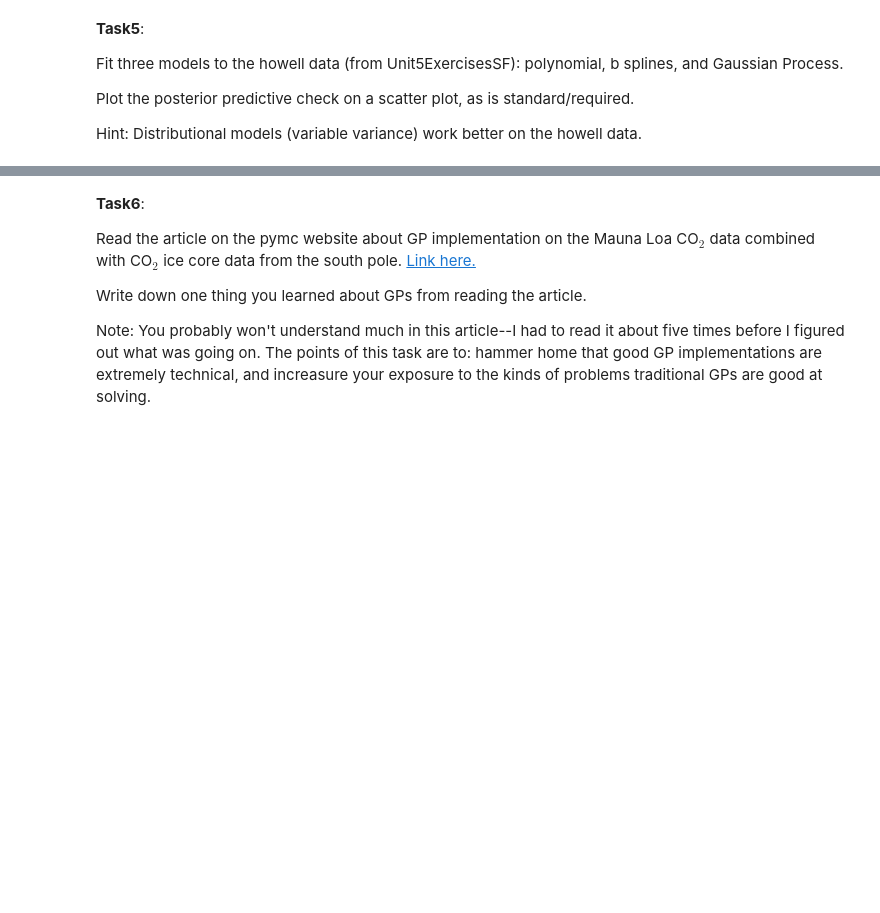
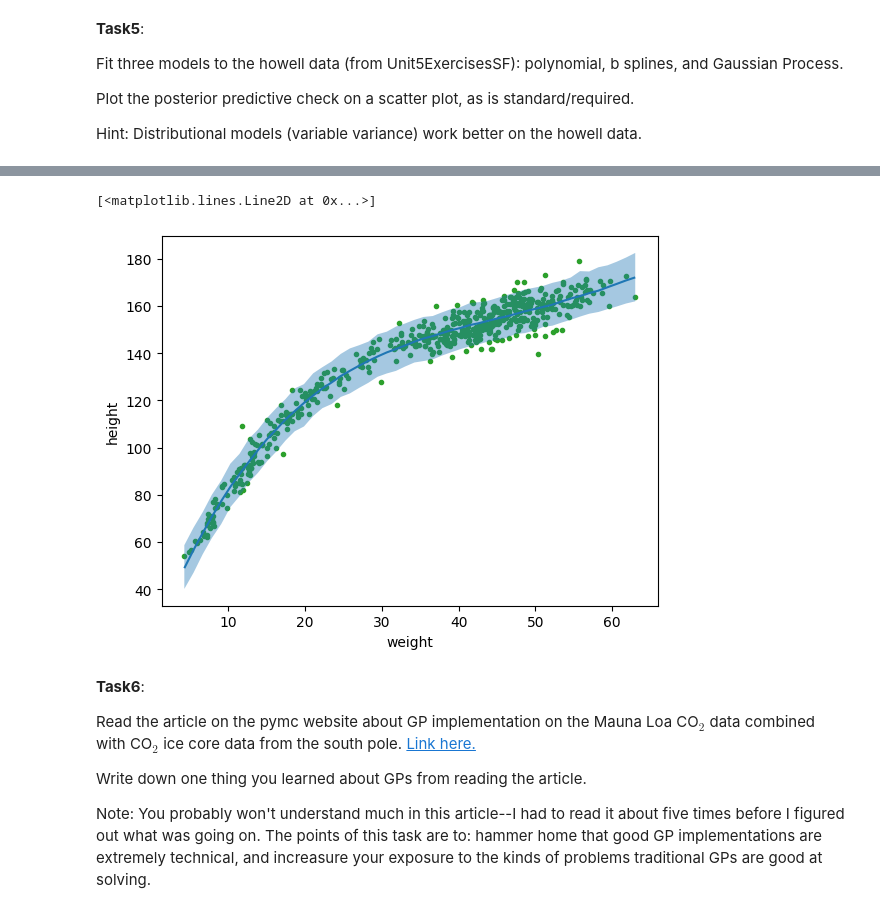
Before and after one commit to elijahmoon-hub/Elijah-s-repository, a Jupyter notebook: ElijMoon_Unit7ExercisesSF.ipynb, the cells around one changed output, grey strips where cells are left out. Cells and saved outputs as stored; diff of their text form; code cells hidden in the pictures; blank space fills up the shorter version.

```diff
--- a/ElijMoon_Unit7ExercisesSF.ipynb
+++ b/ElijMoon_Unit7ExercisesSF.ipynb
@@ -38,0 +83,5 @@ Hint: Distributional models (variable variance) work better on the howell data.
+# %%
+
+
+model_poly_4 = bmb.Model("height ~ poly(weight, degree=4)", howell)
+idata_poly_4 = model_poly_4.fit()
@@ -39,3 +94,9 @@ Hint: Distributional models (variable variance) work better on the howell data.
+# %%
+bmb.interpret.plot_predictions(model_poly_4, idata_poly_4, "weight", pps=True)
+plt.plot(howell.weight, howell.height, "C2.", zorder=-3)
+# %% [output]
+[<matplotlib.lines.Line2D at 0x...>]
+[figure, added]
 # %% [markdown]
 **Task6**:
 
```
Also changed, not shown: parts of 9 cells of this notebook.
